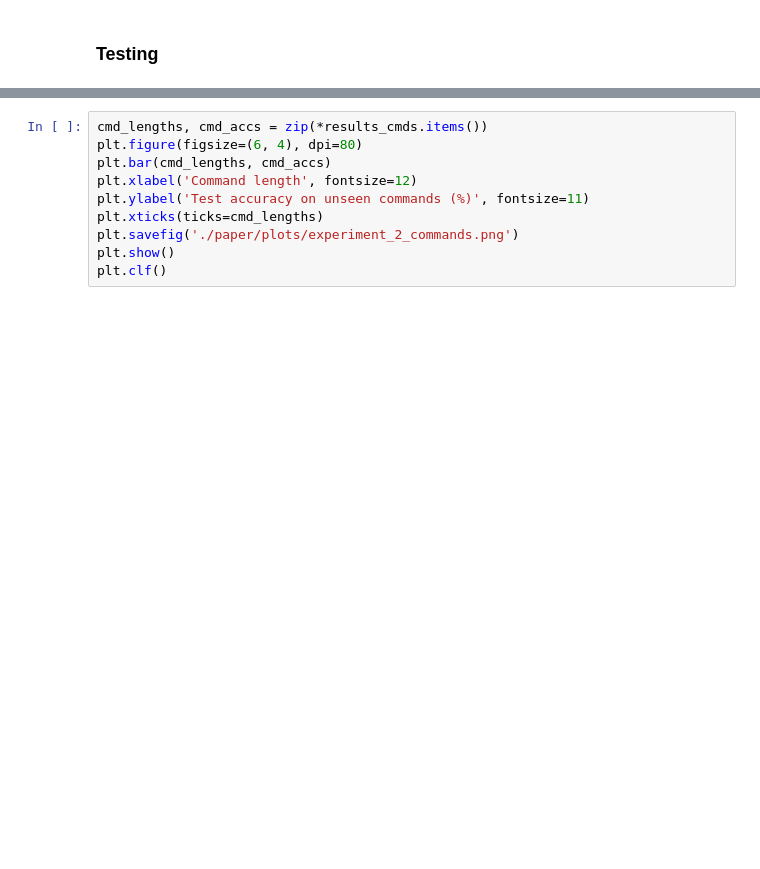
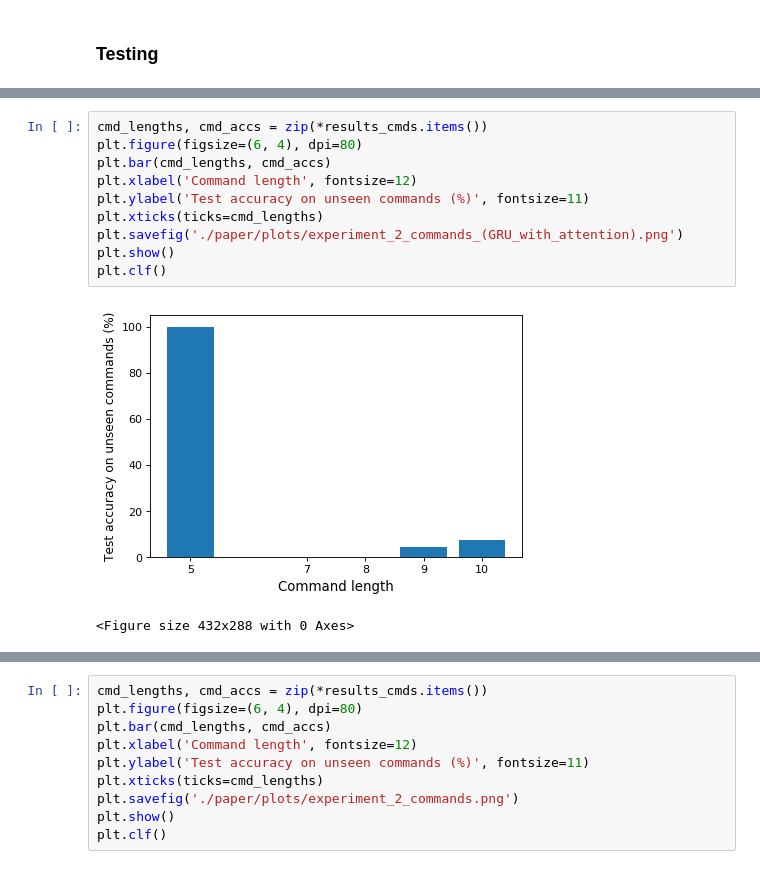
Before and after one commit to LukasMut/ATNLP, a Jupyter notebook: experiment_2.ipynb, the cells around one changed output, grey strips where cells are left out. Drawn from its saved outputs; the diff is of its cells as text; blank space fills up the shorter version.

Commit message:
Fixed some typos and added a helper function for experiment 2

```diff
--- a/experiment_2.ipynb
+++ b/experiment_2.ipynb
@@ -253,0 +381,13 @@ Test acc: 0.02040816326530612
+# %%
+cmd_lengths, cmd_accs = zip(*results_cmds.items())
+plt.figure(figsize=(6, 4), dpi=80)
+plt.bar(cmd_lengths, cmd_accs)
+plt.xlabel('Command length', fontsize=12)
+plt.ylabel('Test accuracy on unseen commands (%)', fontsize=11)
+plt.xticks(ticks=cmd_lengths)
+plt.savefig('./paper/plots/experiment_2_commands_(GRU_with_attention).png')
+plt.show()
+plt.clf()
+# %% [output]
+[figure, added]
+<Figure size 432x288 with 0 Axes>
```
Also changed, not shown: parts of 3 cells of this notebook, 3 other files.
